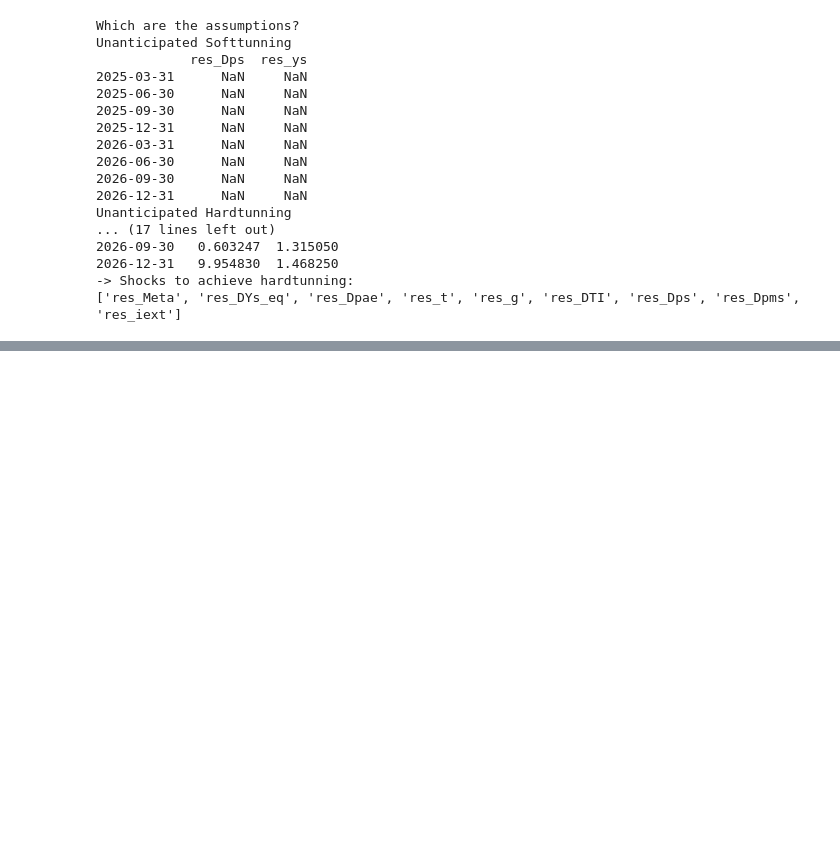
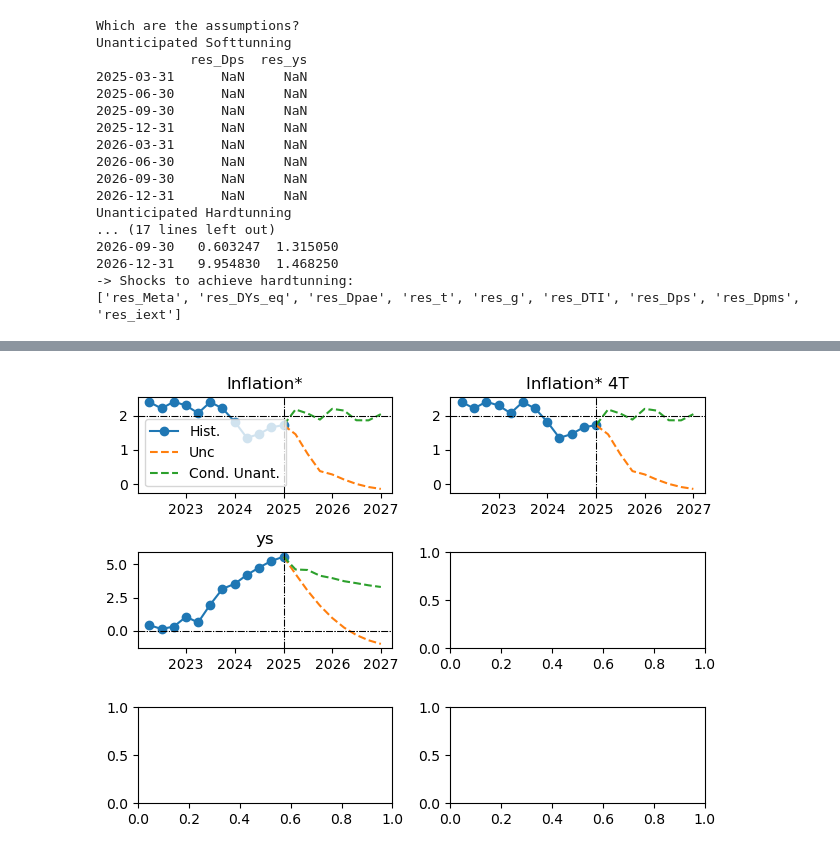
Before and after one commit to patrickcastilla/CUECOPolMon_fork_2, a Jupyter notebook: Main_Forecast.ipynb, the cells around one changed output, grey strips where cells are left out. Drawn from its saved outputs; the diff is of its cells as text; code cells hidden in the pictures; blank space fills up the shorter version.

```diff
--- a/Main_Forecast.ipynb
+++ b/Main_Forecast.ipynb
@@ -262 +265,10 @@ fig, axs = HTS.plotTSforecast(BDdict,lista,listanames,listaSS,FH,HH,Number_Rows,
+# %%
+# Dps = bsp*Dps(-1) + (1 - bsp)*D4ps(+4) + bsy*ys(-1) + res_Dps
+lista   = ['D4ps','D4ps','ys']
+listaSS = [2,2,0]
+listanames = ['Inflation*','Inflation* 4T','ys']
+
+fig, axs = HTS.plotTSforecast(BDdict,lista,listanames,listaSS,FH,HH,3,2)
+# %% [output]
+[figure, added]
 # %%
```
Also changed, not shown: parts of 10 cells of this notebook, 2 other files.
